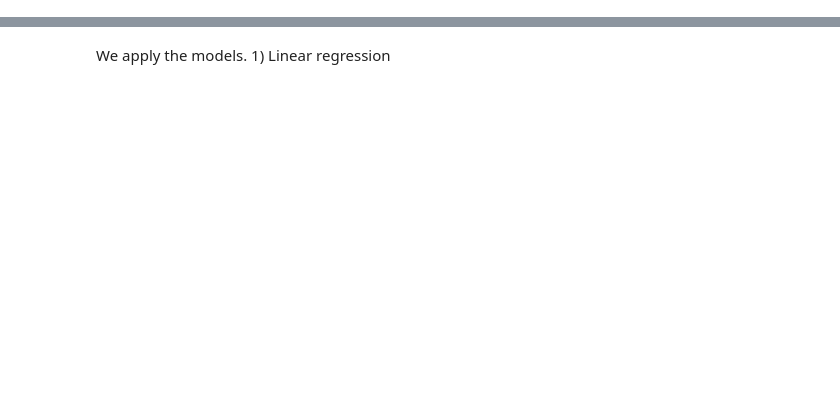
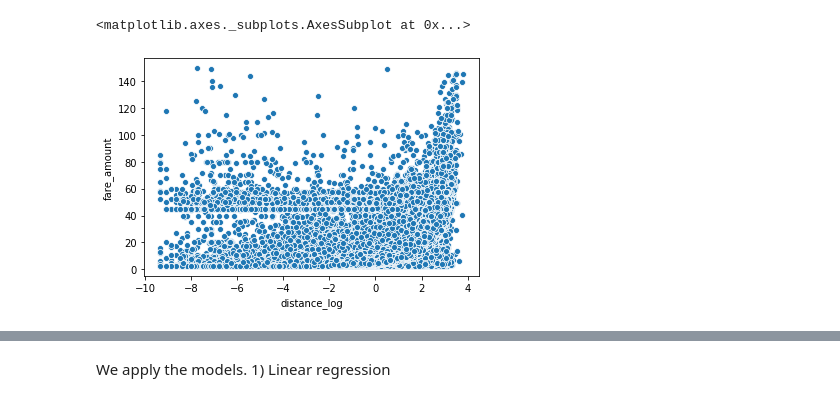
Before and after one commit to ana-rlopez/NYC_taxi_fare_prediction, a Jupyter notebook: NYTaxiFare_1_ExploratoryAnalysis_&_Preprocessing.ipynb, the cells around one changed output, grey strips where cells are left out. Drawn from its saved outputs; the diff is of its cells as text; code cells hidden in the pictures; blank space fills up the shorter version.

```diff
--- a/NYTaxiFare_1_ExploratoryAnalysis_&_Preprocessing.ipynb
+++ b/NYTaxiFare_1_ExploratoryAnalysis_&_Preprocessing.ipynb
@@ -157,0 +289,8 @@ plt.yticks(index, feats_labels, fontsize=10, rotation=30)
+# %%
+#there is also a kind of straight line, that can be explained by the flat rates used for taxi rides from airport
+ #"Taxis at JFK Airport charge a flat fare of $52 for trips between the airport and Manhattan."
+#https://www.jfkairport.com/to-from-airport/taxi-car-and-van-service
+sns.scatterplot(x="distance_log", y="fare_amount", data=train)
+# %% [output]
+<matplotlib.axes._subplots.AxesSubplot at 0x...>
+[figure, added]
```
Also changed, not shown: parts of 56 cells of this notebook.
